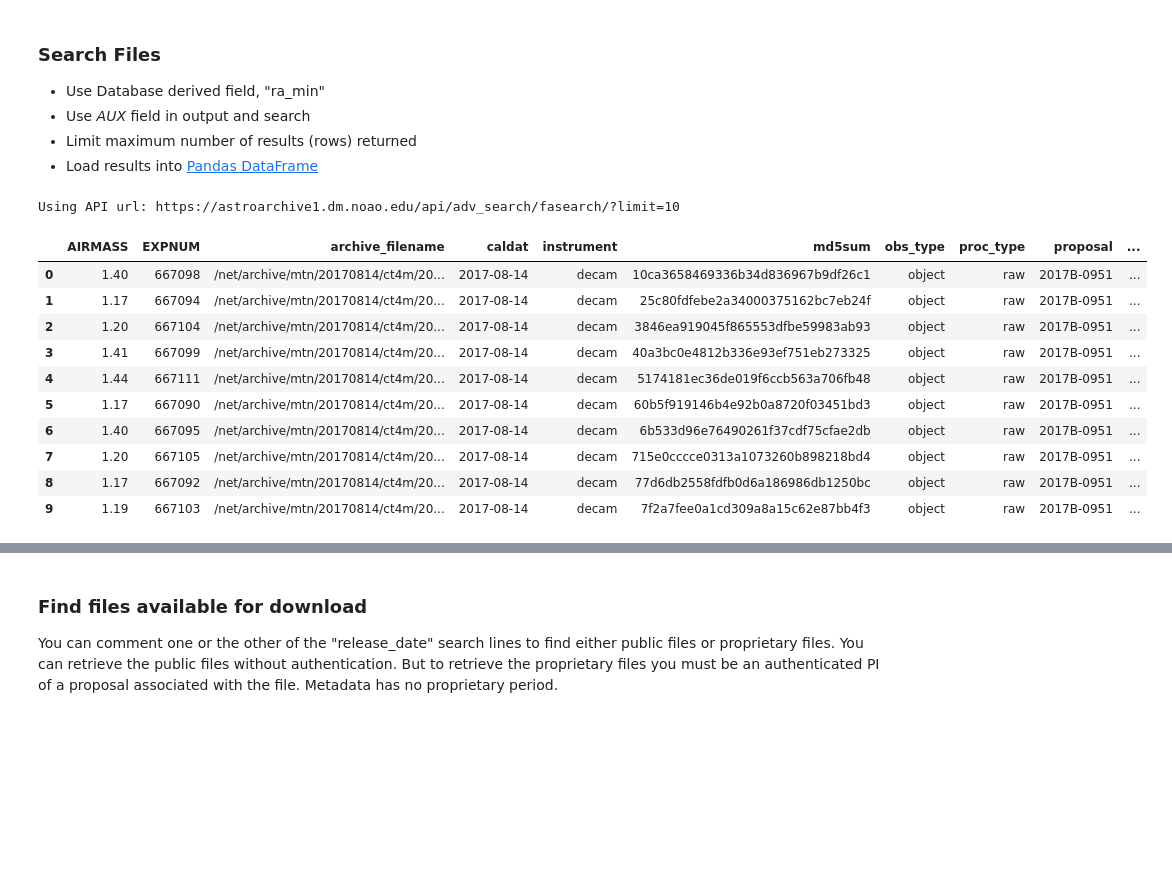
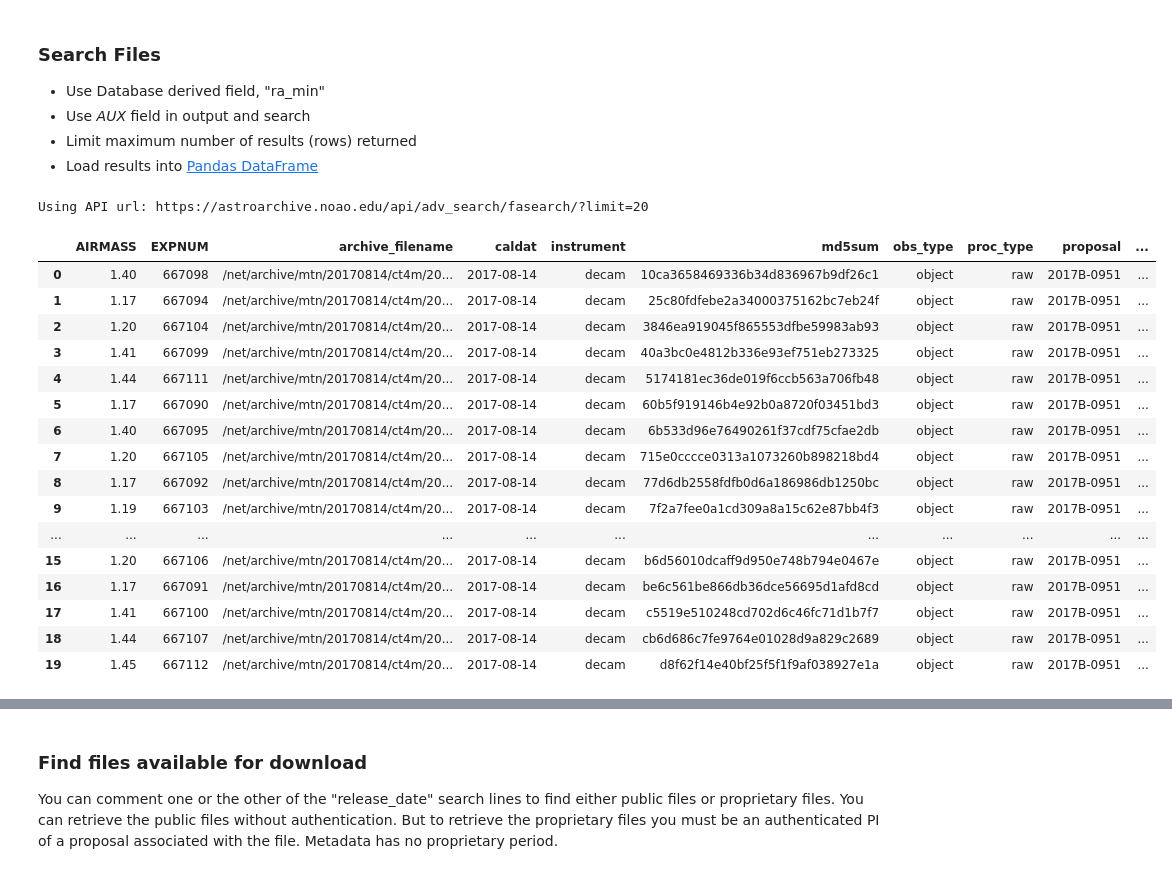
Before and after one commit to NOAO/nat-nb, a Jupyter notebook: advanced-search.ipynb, the cells around one changed output, grey strips where cells are left out. Cells and saved outputs as stored; diff of their text form; code cells hidden in the pictures; blank space fills up the shorter version.

```diff
--- a/advanced-search.ipynb
+++ b/advanced-search.ipynb
@@ -189,35 +220,41 @@ jj = {
         "instrument",
         "proc_type",
         "obs_type",
         "release_date",
         "proposal",
         "caldat",
         "EXPNUM",    # AUX field. Slows search
         "AIRMASS",
     ],
     "search" : [
         ["instrument", "decam"],
         ["proc_type", "raw"],
         ["ra_min",322,324],
         ["EXPNUM", 667000, 669000],
     ]
 }
-apiurl = f'{adsurl}/fasearch/?limit=10'
+apiurl = f'{adsurl}/fasearch/?limit=20'
 print(f'Using API url: {apiurl}')
 pd.read_json(json.dumps(requests.post(apiurl,json=jj).json()))
 # %% [output]
-Using API url: https://astroarchive1.dm.noao.edu/api/adv_search/fasearch/?limit=10
+Using API url: https://astroarchive.noao.edu/api/adv_search/fasearch/?limit=20
 |  | AIRMASS | EXPNUM | archive_filename | caldat | instrument | md5sum | obs_type | proc_type | proposal | ... |
 | 0 | 1.40 | 667098 | /net/archive/mtn/20170814/ct4m/20... | 2017-08-14 | decam | 10ca3658469336b34d836967b9df26c1 | object | raw | 2017B-0951 | ... |
 | 1 | 1.17 | 667094 | /net/archive/mtn/20170814/ct4m/20... | 2017-08-14 | decam | 25c80fdfebe2a34000375162bc7eb24f | object | raw | 2017B-0951 | ... |
 | 2 | 1.20 | 667104 | /net/archive/mtn/20170814/ct4m/20... | 2017-08-14 | decam | 3846ea919045f865553dfbe59983ab93 | object | raw | 2017B-0951 | ... |
 | 3 | 1.41 | 667099 | /net/archive/mtn/20170814/ct4m/20... | 2017-08-14 | decam | 40a3bc0e4812b336e93ef751eb273325 | object | raw | 2017B-0951 | ... |
 | 4 | 1.44 | 667111 | /net/archive/mtn/20170814/ct4m/20... | 2017-08-14 | decam | 5174181ec36de019f6ccb563a706fb48 | object | raw | 2017B-0951 | ... |
 | 5 | 1.17 | 667090 | /net/archive/mtn/20170814/ct4m/20... | 2017-08-14 | decam | 60b5f919146b4e92b0a8720f03451bd3 | object | raw | 2017B-0951 | ... |
 | 6 | 1.40 | 667095 | /net/archive/mtn/20170814/ct4m/20... | 2017-08-14 | decam | 6b533d96e76490261f37cdf75cfae2db | object | raw | 2017B-0951 | ... |
 | 7 | 1.20 | 667105 | /net/archive/mtn/20170814/ct4m/20... | 2017-08-14 | decam | 715e0cccce0313a1073260b898218bd4 | object | raw | 2017B-0951 | ... |
 | 8 | 1.17 | 667092 | /net/archive/mtn/20170814/ct4m/20... | 2017-08-14 | decam | 77d6db2558fdfb0d6a186986db1250bc | object | raw | 2017B-0951 | ... |
 | 9 | 1.19 | 667103 | /net/archive/mtn/20170814/ct4m/20... | 2017-08-14 | decam | 7f2a7fee0a1cd309a8a15c62e87bb4f3 | object | raw | 2017B-0951 | ... |
+| ... | ... | ... | ... | ... | ... | ... | ... | ... | ... | ... |
+| 15 | 1.20 | 667106 | /net/archive/mtn/20170814/ct4m/20... | 2017-08-14 | decam | b6d56010dcaff9d950e748b794e0467e | object | raw | 2017B-0951 | ... |
+| 16 | 1.17 | 667091 | /net/archive/mtn/20170814/ct4m/20... | 2017-08-14 | decam | be6c561be866db36dce56695d1afd8cd | object | raw | 2017B-0951 | ... |
+| 17 | 1.41 | 667100 | /net/archive/mtn/20170814/ct4m/20... | 2017-08-14 | decam | c5519e510248cd702d6c46fc71d1b7f7 | object | raw | 2017B-0951 | ... |
+| 18 | 1.44 | 667107 | /net/archive/mtn/20170814/ct4m/20... | 2017-08-14 | decam | cb6d686c7fe9764e01028d9a829c2689 | object | raw | 2017B-0951 | ... |
+| 19 | 1.45 | 667112 | /net/archive/mtn/20170814/ct4m/20... | 2017-08-14 | decam | d8f62f14e40bf25f5f1f9af038927e1a | object | raw | 2017B-0951 | ... |
 # %%
 jj = {
     "outfields" : [
```
Also changed, not shown: parts of 15 cells of this notebook, 3 other files.
